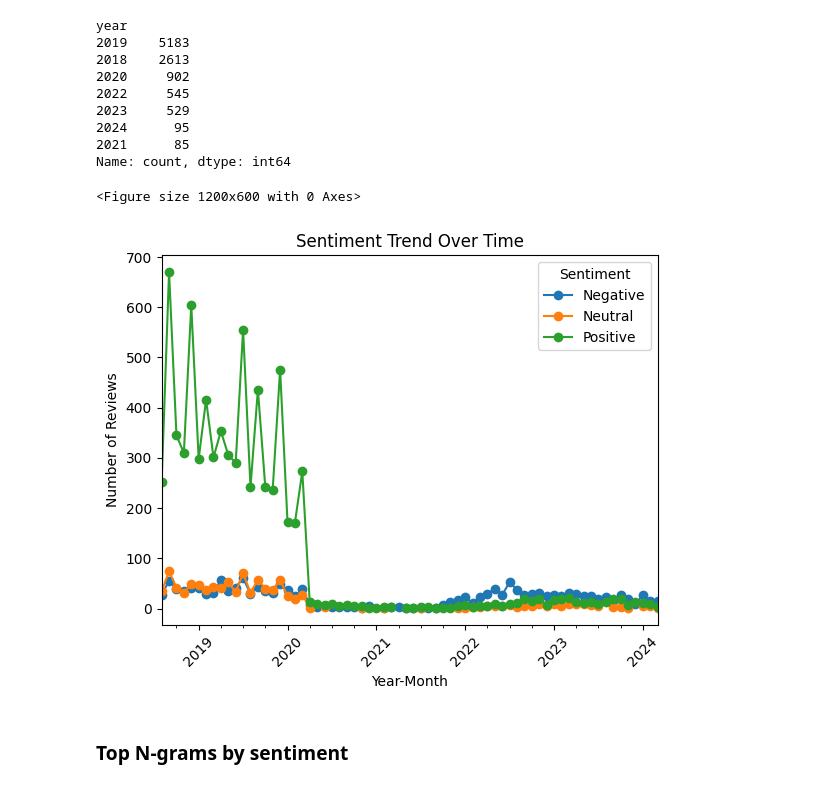
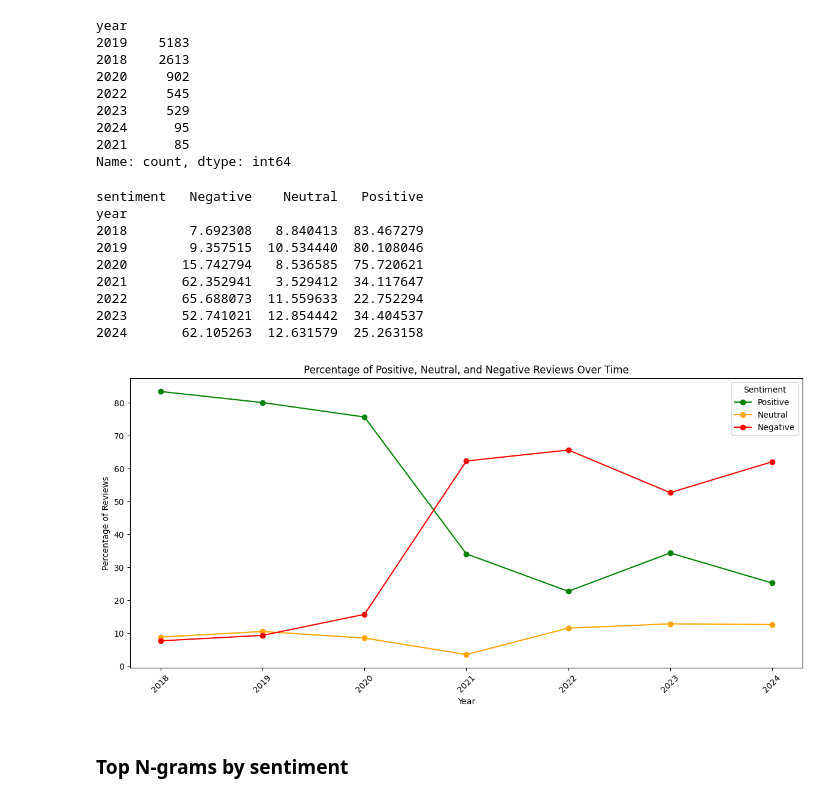
Before and after one commit to hyinki/mla, a Jupyter notebook: sia.ipynb, the cells around one changed output. Drawn from its saved outputs; the diff is of its cells as text; code cells hidden in the pictures.

```diff
--- a/sia.ipynb
+++ b/sia.ipynb
@@ -1039,22 +1036,55 @@ year
 2024      95
 2021      85
 Name: count, dtype: int64
-# %%
-# Aggregate sentiment counts by year_month
-sentiment_trend = data.groupby(['year_month', 'sentiment']).size().unstack()
-
-# Plot sentiment trend over time
-plt.figure(figsize=(12, 6))
-sentiment_trend.plot(kind='line', marker='o')
-plt.title('Sentiment Trend Over Time')
-plt.xlabel('Year-Month')
-plt.ylabel('Number of Reviews')
-plt.legend(title='Sentiment')
-plt.xticks(rotation=45)
-plt.show()
-# %% [output]
-<Figure size 1200x600 with 0 Axes>
-[figure, removed]
+# %%
+# Count the total number of reviews for each sentiment by year
+sentiment_counts = data.groupby(['year', 'sentiment']).size().unstack(fill_value=0)
+
+# Calculate the percentage of each sentiment per month
+sentiment_percentage = sentiment_counts.div(sentiment_counts.sum(axis=1), axis=0) * 100
+
+
+print(sentiment_percentage)
+
+
+# Convert PeriodIndex to string
+sentiment_percentage.index = sentiment_percentage.index.astype(str)
+
+# Plot all three sentiment lines on one axis
+plt.figure(figsize=(12, 6))
+
+# Plot Positive sentiment
+plt.plot(sentiment_percentage.index, sentiment_percentage['Positive'], color='green', marker='o', label='Positive')
+
+# Plot Neutral sentiment
+plt.plot(sentiment_percentage.index, sentiment_percentage['Neutral'], color='orange', marker='o', label='Neutral')
+
+# Plot Negative sentiment
+plt.plot(sentiment_percentage.index, sentiment_percentage['Negative'], color='red', marker='o', label='Negative')
+
+# Add labels and title
+plt.title('Percentage of Positive, Neutral, and Negative Reviews Over Time')
+plt.xlabel('Year')
+plt.ylabel('Percentage of Reviews')
+plt.xticks(rotation=45)
+
+# Add a legend to distinguish between the lines
+plt.legend(title='Sentiment')
+
+# Display the plot
+plt.tight_layout()
+plt.show()
+# %% [output]
+sentiment   Negative    Neutral   Positive
+year
+2018        7.692308   8.840413  83.467279
+2019        9.357515  10.534440  80.108046
+2020       15.742794   8.536585  75.720621
+2021       62.352941   3.529412  34.117647
+2022       65.688073  11.559633  22.752294
+2023       52.741021  12.854442  34.404537
+2024       62.105263  12.631579  25.263158
+[figure, added]
 # %% [markdown]
 ### Top N-grams by sentiment
 # %% [markdown]
```
Also changed, not shown: parts of 20 cells of this notebook.
